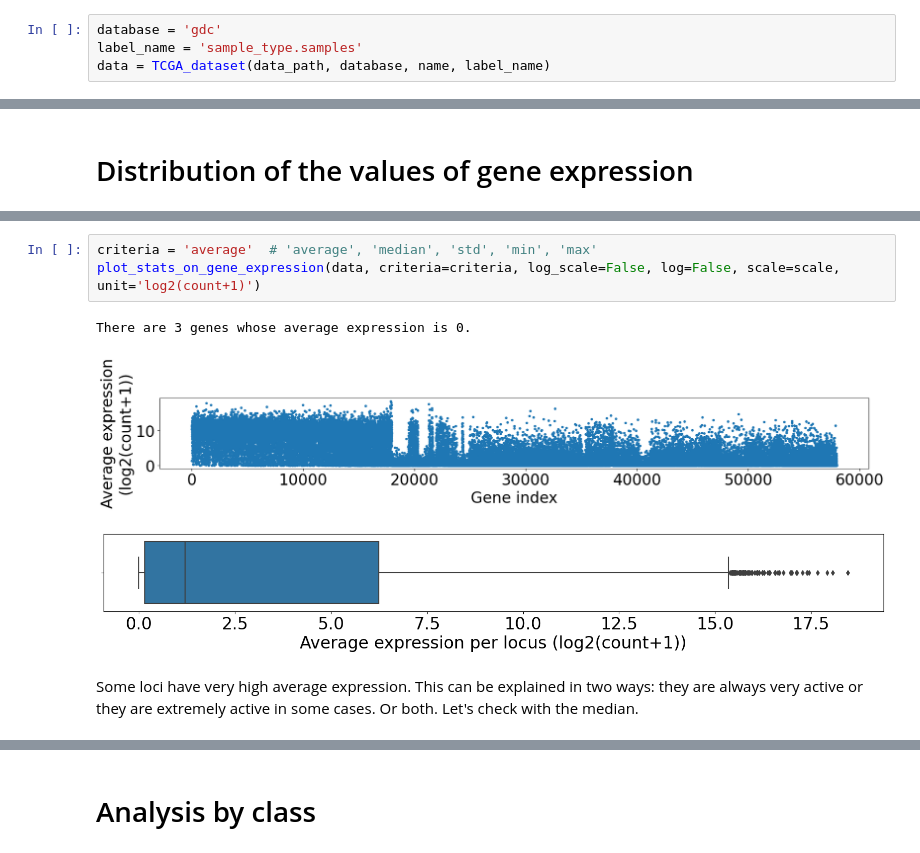
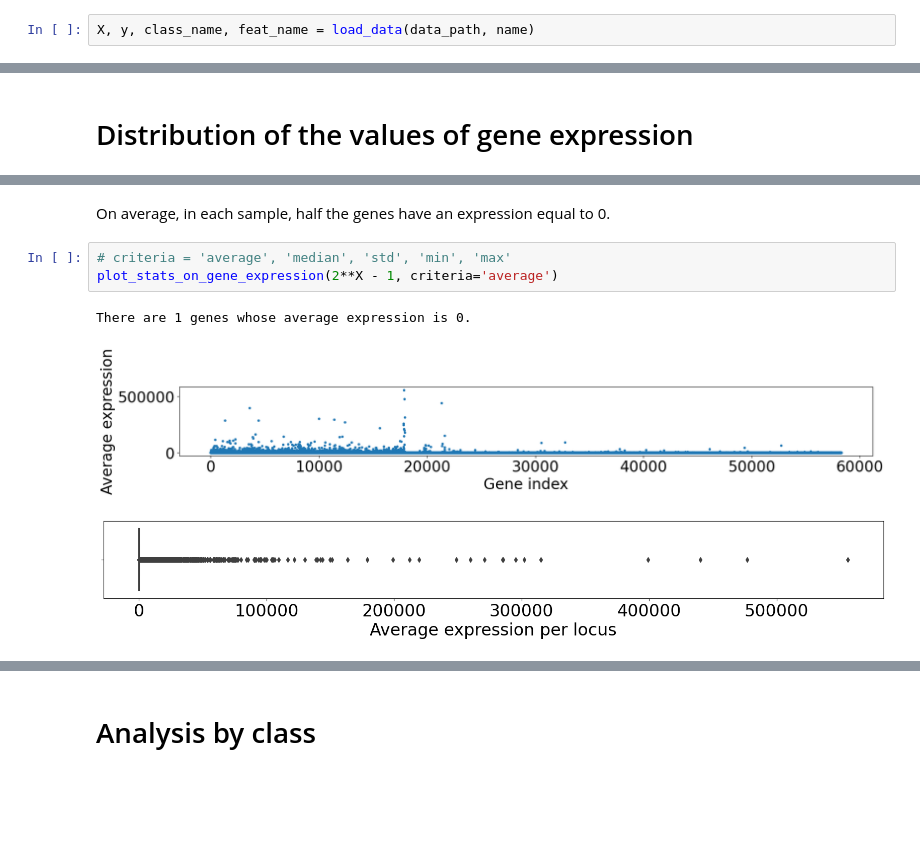
Before and after one commit to mbonto/XAI_in_genomics, a Jupyter notebook: Gdc/Data/Discover_gdc_tcga_gene_expression_data.ipynb, the cells around one changed output, grey strips where cells are left out. Saved outputs shown, nothing was run; the diff lists cells and outputs as text; blank space fills up the shorter version.

```diff
--- a/Gdc/Data/Discover_gdc_tcga_gene_expression_data.ipynb
+++ b/Gdc/Data/Discover_gdc_tcga_gene_expression_data.ipynb
@@ -26,7 +26,5 @@ data_path = get_data_path(name)
 # %% [markdown]
 # Dataset
 # %%
-database = 'gdc'
-label_name = 'sample_type.samples'
-data = TCGA_dataset(data_path, database, name, label_name)
+X, y, class_name, feat_name = load_data(data_path, name)
 # %% [markdown]
@@ -72,9 +69,9 @@ Below, the gene expressions are summed per individual.
+# %% [markdown]
+On average, in each sample, half the genes have an expression equal to 0.
 # %%
-criteria = 'average'  # 'average', 'median', 'std', 'min', 'max'
-plot_stats_on_gene_expression(data, criteria=criteria, log_scale=False, log=False, scale=scale, unit='log2(count+1)')
+# criteria = 'average', 'median', 'std', 'min', 'max'
+plot_stats_on_gene_expression(2**X - 1, criteria='average')
 # %% [output]
-There are 3 genes whose average expression is 0.
+There are 1 genes whose average expression is 0.
-[figure, old version]
+[figure, new version]
-[figure, old version]
+[figure, new version]
-# %% [markdown]
-Some loci have very high average expression. This can be explained in two ways: they are always very active or they are extremely active in some cases. Or both. Let's check with the median.
```
Also changed, not shown: parts of 27 cells of this notebook, 5 other files.
